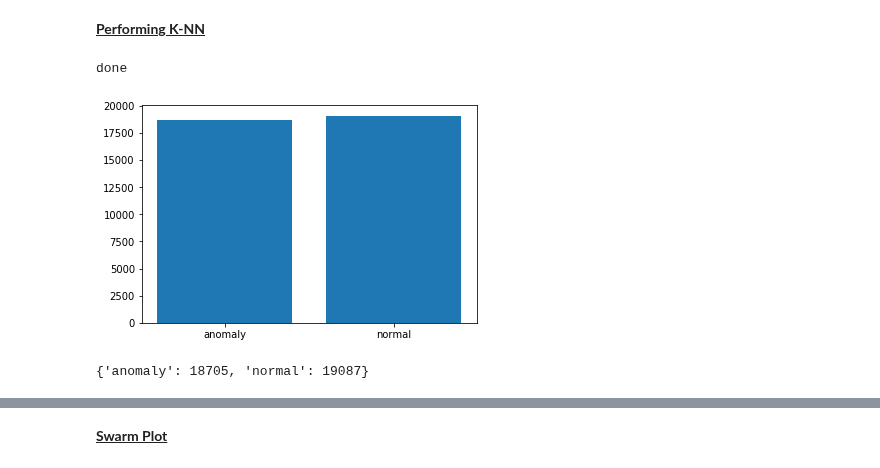
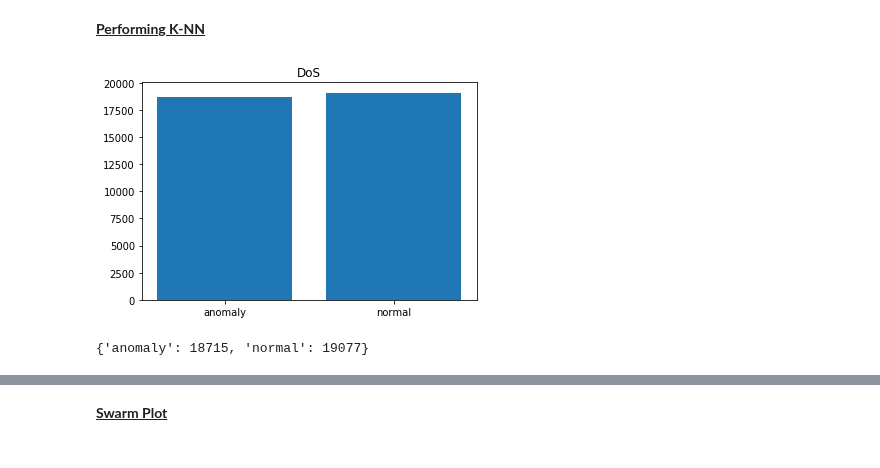
Before and after one commit to BaiKongQue/CSCI-191T_Security_Group, a Jupyter notebook: Security Group Project.ipynb, the cells around one changed output, grey strips where cells are left out. Drawn from its saved outputs; the diff is of its cells as text; code cells hidden in the pictures.

```diff
--- a/Security Group Project.ipynb
+++ b/Security Group Project.ipynb
@@ -58,7 +58,7 @@ def k_mean3D(K, dataset, title="K-Mean Cluster 3D Plot", xLabel=None, yLabel=Non
     plt.title(title)
     plt.show()
 # %%
-def k_nn(dataset, target, label, title="K-Near Neighbor"):
+def k_nn(dataset, target, label, title="K-Near Neighbor", yLabel=None):
     """
     Perform K-NN on the given dataset with a target and the given label for data.
 
@@ -77,7 +77,14 @@ def k_nn(dataset, target, label, title="K-Near Neighbor"):
     xTrain, xTest, yTrain, yTest = train_test_split(df, dataset[label], test_size = 0.3, random_state=42)
     knn.fit(xTrain, yTrain)
     yPred = knn.predict(xTest)
-    return yPred
+
+    label, count = np.unique(yPred, return_counts=True)
+    plt.bar(label, count)
+    plt.title(title)
+    if yLabel != None:
+        plt.ylabel(yLabel)
+    plt.show()
+    print(dict(zip(label,count)))
 # %%
 def swarm_all(dataset, X, title = "Swarm Plot"):
     df = dataset.drop([X], axis=1)
@@ -187,18 +194,8 @@ k_mean(3, kddDF[['duration', 'num_failed_logins']], "R2L", "Duration (s)")
 [figure]
 # %% [markdown]
 <u><strong>Performing K-NN</strong></u>
-# %%
-knn = k_nn(kddDF[['duration', 'Class', 'src_bytes']], "duration", "Class", "K-Near Neighbor on NSL-KDD Dataset")
-print("done")
-# %% [output]
-done
-# %%
-label, count = np.unique(knn, return_counts=True)
-plt.bar(label, count)
-plt.show()
-# %% [output]
-[figure, removed]
-# %%
-dict(zip(label,count))
-# %% [output]
-{'anomaly': 18705, 'normal': 19087}
+# %%
+k_nn(kddDF[['src_bytes','count', 'Class']], "src_bytes", "Class", "DoS")
+# %% [output]
+[figure, added]
+{'anomaly': 18715, 'normal': 19077}
```
Also changed, not shown: parts of 3 cells of this notebook.
